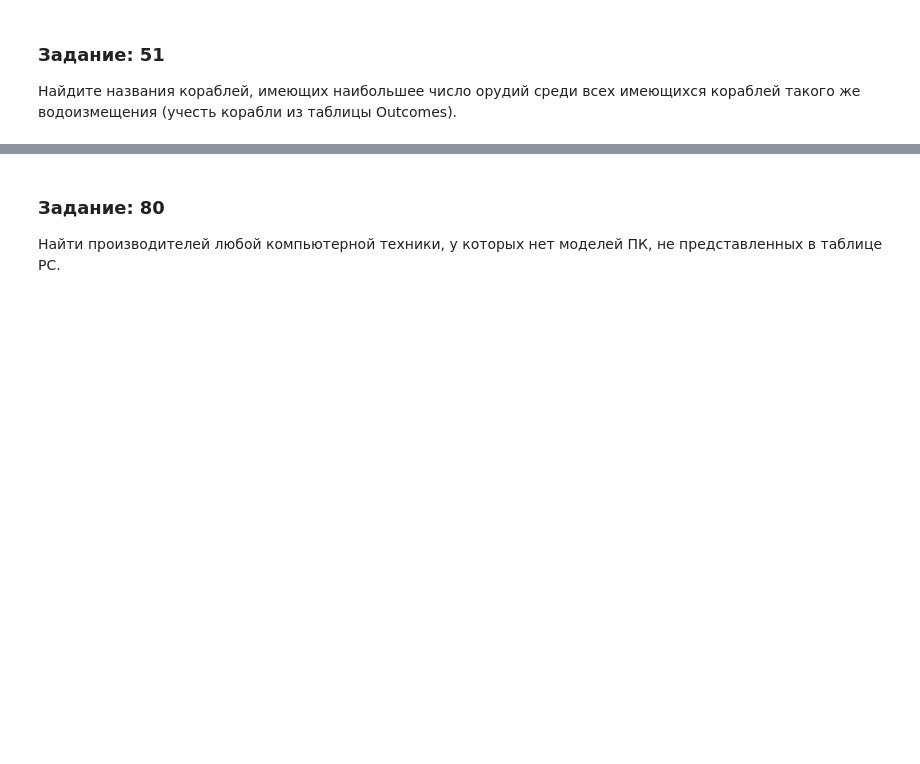
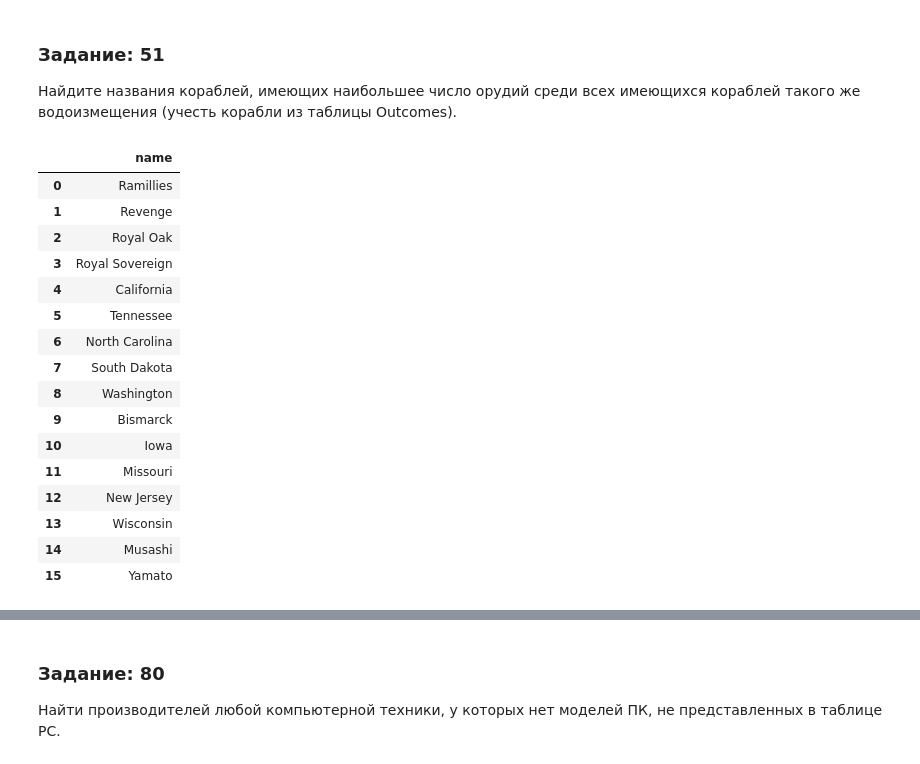
Before and after one commit to kotl68/SQL, a Jupyter notebook: SQL-EX.ipynb, the cells around one changed output, grey strips where cells are left out. Drawn from its saved outputs; the diff is of its cells as text; code cells hidden in the pictures; blank space fills up the shorter version.

```diff
--- a/SQL-EX.ipynb
+++ b/SQL-EX.ipynb
@@ -1736,3 +1738,45 @@ https://www.sql-ex.ru/exercises/index.php?act=learn&LN=51
 # %% [markdown]
 ### Задание: 51
 Найдите названия кораблей, имеющих наибольшее число орудий среди всех имеющихся кораблей такого же водоизмещения (учесть корабли из таблицы Outcomes).
+# %%
+sql = '''
+WITH data AS(
+SELECT name , displacement, numguns FROM Ships
+INNER JOIN classes ON Ships.class = classes.class
+UNION
+SELECT ship AS name, displacement, numguns FROM Outcomes
+INNER JOIN Classes ON Outcomes.ship = Classes.class),
+
+guns AS (
+SELECT displacement, MAX(numGuns) as max_guns FROM
+    (SELECT displacement, numguns FROM ships
+    INNER JOIN classes ON Ships.class = Classes.class
+        UNION
+    SELECT displacement, numguns  FROM Outcomes
+    INNER JOIN Classes ON Outcomes.ship= classes.class) as query
+group by displacement)
+
+SELECT name FROM data AS d
+INNER JOIN guns AS g
+ON d.displacement = g.displacement AND d.numguns = g.max_guns
+;
+'''
+select(sql)
+# %% [output]
+|  | name |
+| 0 | Ramillies |
+| 1 | Revenge |
+| 2 | Royal Oak |
+| 3 | Royal Sovereign |
+| 4 | California |
+| 5 | Tennessee |
+| 6 | North Carolina |
+| 7 | South Dakota |
+| 8 | Washington |
+| 9 | Bismarck |
+| 10 | Iowa |
+| 11 | Missouri |
+| 12 | New Jersey |
+| 13 | Wisconsin |
+| 14 | Musashi |
+| 15 | Yamato |
```
Also changed, not shown: parts of 22 cells of this notebook.
